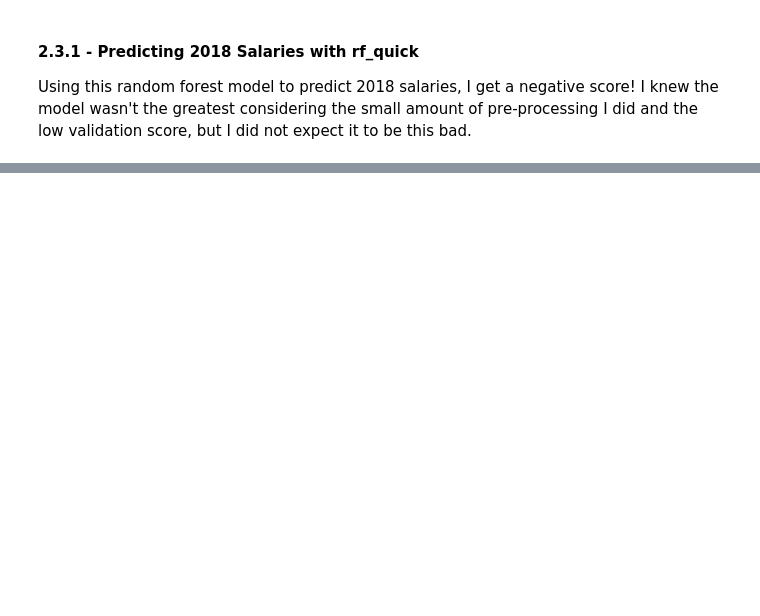
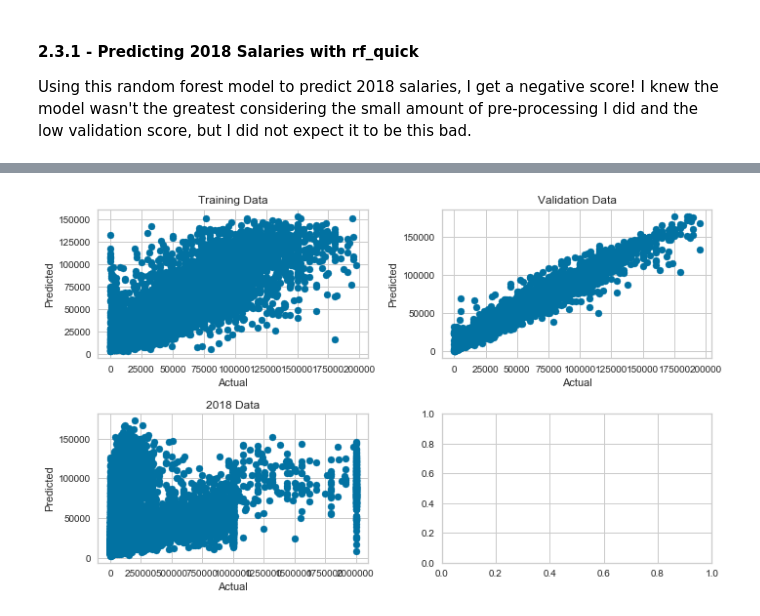
Before and after one commit to yscyang1/Predicting_Salaries_SO, a Jupyter notebook: Predicting Salaries from Stack Overflow Data.ipynb, the cells around one changed output, grey strips where cells are left out. Drawn from its saved outputs; the diff is of its cells as text; code cells hidden in the pictures; blank space fills up the shorter version.

```diff
--- a/Predicting Salaries from Stack Overflow Data.ipynb
+++ b/Predicting Salaries from Stack Overflow Data.ipynb
@@ -239,0 +247,21 @@ metrics.r2_score(y_2018, rf_quick.predict(X_2018))
+# %%
+fig, ((axis1, axis2), (axis3, axis4)) = plt.subplots(2,2,figsize=(10,6))
+
+axis1.scatter(x = y_train, y = rf_quick.predict(X_train))
+axis1.set_title('Training Data')
+axis1.set_xlabel('Actual')
+axis1.set_ylabel('Predicted')
+
+axis2.scatter(x = y_val, y = rf_quick.predict(X_val))
+axis2.set_title('Validation Data')
+axis2.set_xlabel('Actual')
+axis2.set_ylabel('Predicted')
+
+axis3.scatter(x = y_2018, y = rf_quick.predict(X_2018))
+axis3.set_title('2018 Data')
+axis3.set_xlabel('Actual')
+axis3.set_ylabel('Predicted')
+
+fig.tight_layout()
+# %% [output]
+[figure, added]
```
Also changed, not shown: parts of 7 cells of this notebook.
